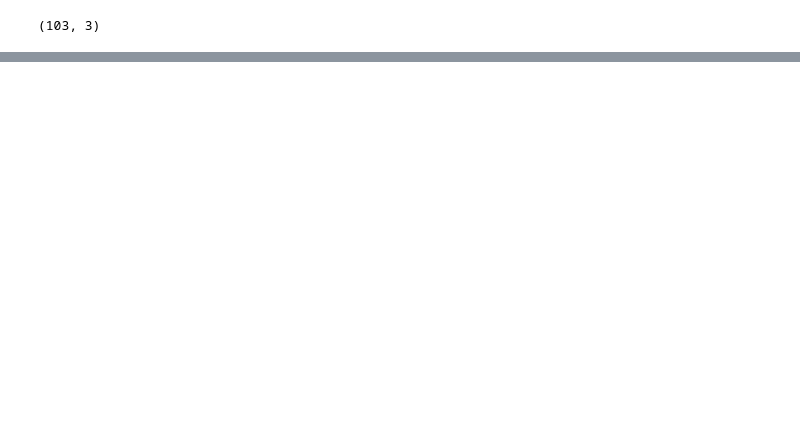
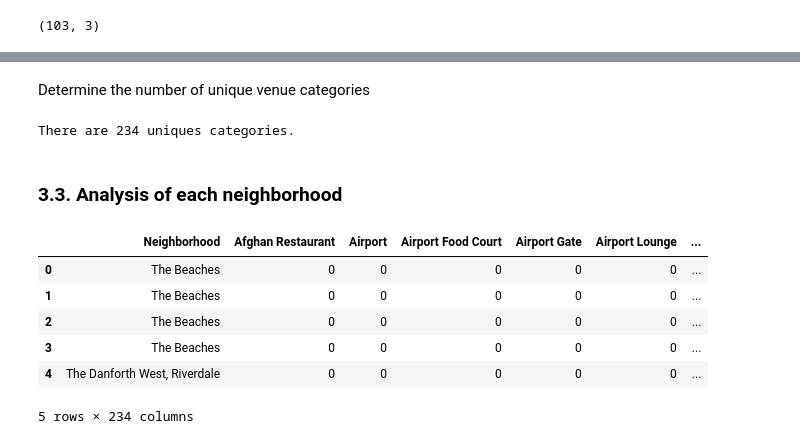
Before and after one commit to yjthoo/Coursera_Capstone, a Jupyter notebook: Segmenting and Clustering Neighborhoods in Toronto.ipynb, the cells around one changed output, grey strips where cells are left out. Drawn from its saved outputs; the diff is of its cells as text; code cells hidden in the pictures; blank space fills up the shorter version.

```diff
--- a/Segmenting and Clustering Neighborhoods in Toronto.ipynb
+++ b/Segmenting and Clustering Neighborhoods in Toronto.ipynb
@@ -79,0 +279,28 @@ df.shape
+# %% [markdown]
+Determine the number of unique venue categories
+# %%
+print('There are {} uniques categories.'.format(len(toronto_venues['Venue Category'].unique())))
+# %% [output]
+There are 234 uniques categories.
+# %% [markdown]
+### 3.3. Analysis of each neighborhood
+# %%
+# one hot encoding for the different venue categories
+toronto_onehot = pd.get_dummies(toronto_venues[['Venue Category']], prefix="", prefix_sep="")
+
+# add neighborhood column back to dataframe
+toronto_onehot['Neighborhood'] = toronto_venues['Neighborhood']
+
+# move neighborhood column to the first column
+col_order = ['Neighborhood'] + [col for col in toronto_onehot.columns if col != 'Neighborhood']
+toronto_onehot = toronto_onehot[col_order]
+
+toronto_onehot.head()
+# %% [output]
+|  | Neighborhood | Afghan Restaurant | Airport | Airport Food Court | Airport Gate | Airport Lounge | ... |
+| 0 | The Beaches | 0 | 0 | 0 | 0 | 0 | ... |
+| 1 | The Beaches | 0 | 0 | 0 | 0 | 0 | ... |
+| 2 | The Beaches | 0 | 0 | 0 | 0 | 0 | ... |
+| 3 | The Beaches | 0 | 0 | 0 | 0 | 0 | ... |
+| 4 | The Danforth West, Riverdale | 0 | 0 | 0 | 0 | 0 | ... |
+5 rows × 234 columns
```
Also changed, not shown: parts of 45 cells of this notebook.
